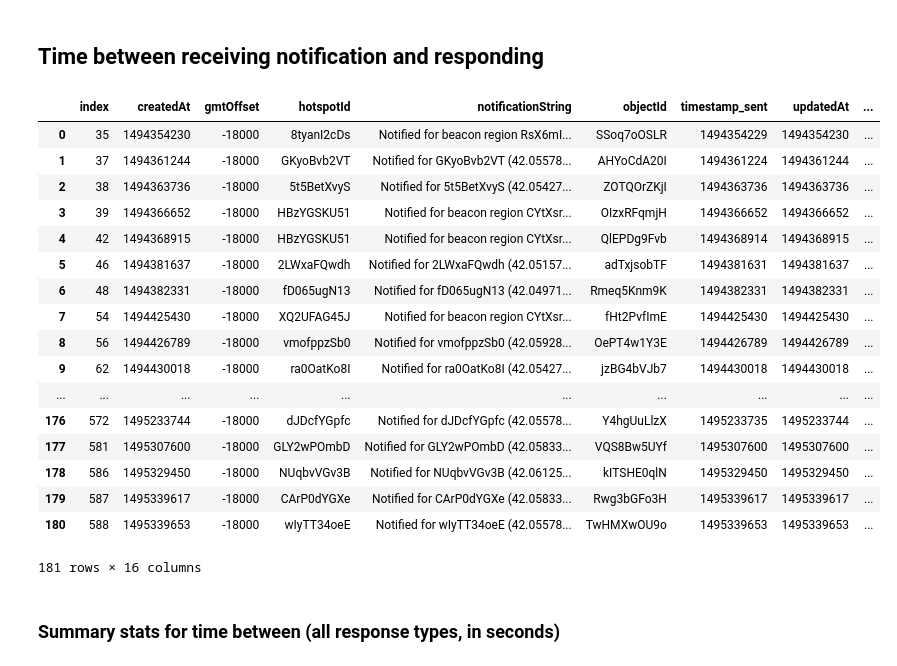
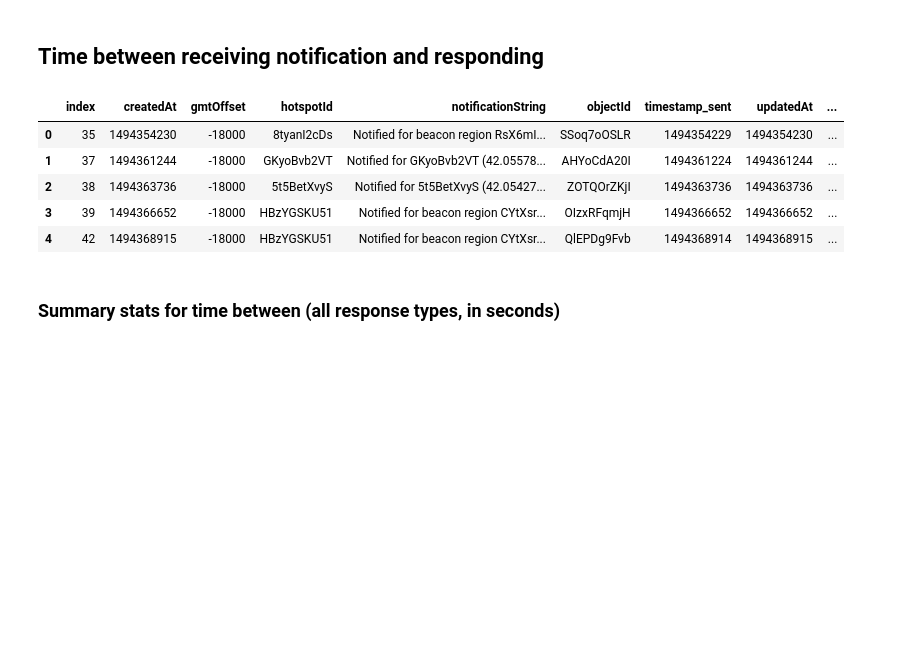
Before and after one commit to NUDelta/les-study-analysis, a Jupyter notebook: explore-study-analysis.ipynb, the cells around one changed output. Cells and saved outputs as stored; diff of their text form; code cells hidden in the pictures; blank space fills up the shorter version.

```diff
--- a/explore-study-analysis.ipynb
+++ b/explore-study-analysis.ipynb
@@ -131,8 +129,9 @@ merged_notifications['timestamp_response'] = merged_notifications['timestamp_res
 
 # keep only last if there are duplicate rows
 merged_notifications['vendor_hotspot_id'] = merged_notifications['vendorId'] + '_' + merged_notifications['hotspotId']
-merged_notifications = merged_notifications[~(merged_notifications.duplicated(subset='vendor_hotspot_id', keep='last'))]
+merged_notifications = merged_notifications[~(merged_notifications.duplicated(subset='vendor_hotspot_id', keep='last'))].reset_index()
+del merged_notifications['vendor_hotspot_id']
 
 # show data frame
-merged_notifications
+merged_notifications.head()
 # %% [output]
@@ -385,26 +376,14 @@ max     4.000000
 non_missed_notifications = merged_notifications[~merged_notifications['response'].isin(['missed notification'])].reset_index()
 non_missed_notifications['time_between'] = non_missed_notifications['timestamp_response'] - non_missed_notifications['timestamp_sent']
 # %%
-non_missed_notifications
+non_missed_notifications.head()
 # %% [output]
 |  | index | createdAt | gmtOffset | hotspotId | notificationString | objectId | timestamp_sent | updatedAt | ... |
 | 0 | 35 | 1494354230 | -18000 | 8tyanI2cDs | Notified for beacon region RsX6mI... | SSoq7oOSLR | 1494354229 | 1494354230 | ... |
 | 1 | 37 | 1494361244 | -18000 | GKyoBvb2VT | Notified for GKyoBvb2VT (42.05578... | AHYoCdA20I | 1494361224 | 1494361244 | ... |
 | 2 | 38 | 1494363736 | -18000 | 5t5BetXvyS | Notified for 5t5BetXvyS (42.05427... | ZOTQOrZKjI | 1494363736 | 1494363736 | ... |
 | 3 | 39 | 1494366652 | -18000 | HBzYGSKU51 | Notified for beacon region CYtXsr... | OIzxRFqmjH | 1494366652 | 1494366652 | ... |
 | 4 | 42 | 1494368915 | -18000 | HBzYGSKU51 | Notified for beacon region CYtXsr... | QlEPDg9Fvb | 1494368914 | 1494368915 | ... |
-| 5 | 46 | 1494381637 | -18000 | 2LWxaFQwdh | Notified for 2LWxaFQwdh (42.05157... | adTxjsobTF | 1494381631 | 1494381637 | ... |
-| 6 | 48 | 1494382331 | -18000 | fD065ugN13 | Notified for fD065ugN13 (42.04971... | Rmeq5Knm9K | 1494382331 | 1494382331 | ... |
-| 7 | 54 | 1494425430 | -18000 | XQ2UFAG45J | Notified for beacon region CYtXsr... | fHt2PvfImE | 1494425430 | 1494425430 | ... |
-| 8 | 56 | 1494426789 | -18000 | vmofppzSb0 | Notified for vmofppzSb0 (42.05928... | OePT4w1Y3E | 1494426789 | 1494426789 | ... |
-| 9 | 62 | 1494430018 | -18000 | ra0OatKo8I | Notified for ra0OatKo8I (42.05427... | jzBG4bVJb7 | 1494430018 | 1494430018 | ... |
-| ... | ... | ... | ... | ... | ... | ... | ... | ... | ... |
-| 176 | 572 | 1495233744 | -18000 | dJDcfYGpfc | Notified for dJDcfYGpfc (42.05578... | Y4hgUuLlzX | 1495233735 | 1495233744 | ... |
-| 177 | 581 | 1495307600 | -18000 | GLY2wPOmbD | Notified for GLY2wPOmbD (42.05833... | VQS8Bw5UYf | 1495307600 | 1495307600 | ... |
-| 178 | 586 | 1495329450 | -18000 | NUqbvVGv3B | Notified for NUqbvVGv3B (42.06125... | kITSHE0qlN | 1495329450 | 1495329450 | ... |
-| 179 | 587 | 1495339617 | -18000 | CArP0dYGXe | Notified for CArP0dYGXe (42.05833... | Rwg3bGFo3H | 1495339617 | 1495339617 | ... |
-| 180 | 588 | 1495339653 | -18000 | wIyTT34oeE | Notified for wIyTT34oeE (42.05578... | TwHMXwOU9o | 1495339653 | 1495339653 | ... |
-181 rows × 16 columns
 # %% [markdown]
 ### Summary stats for time between (all response types, in seconds)
 # %%
```
Also changed, not shown: parts of 3 cells of this notebook.
